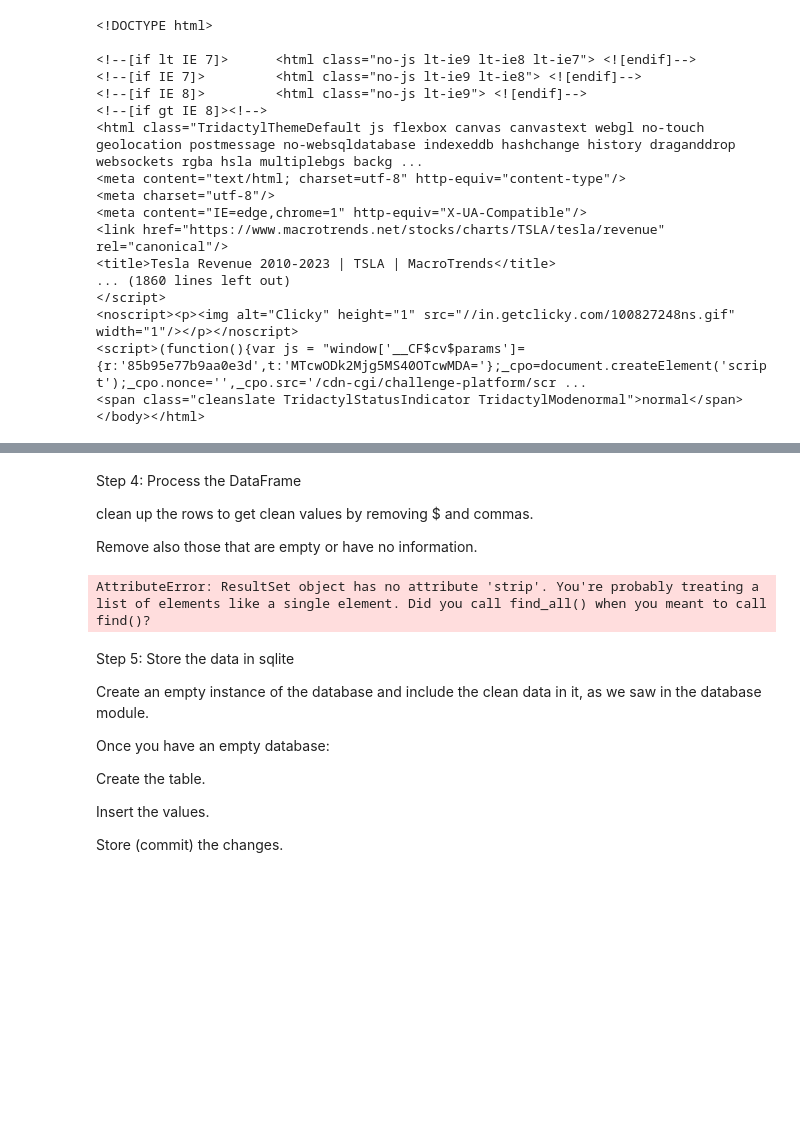
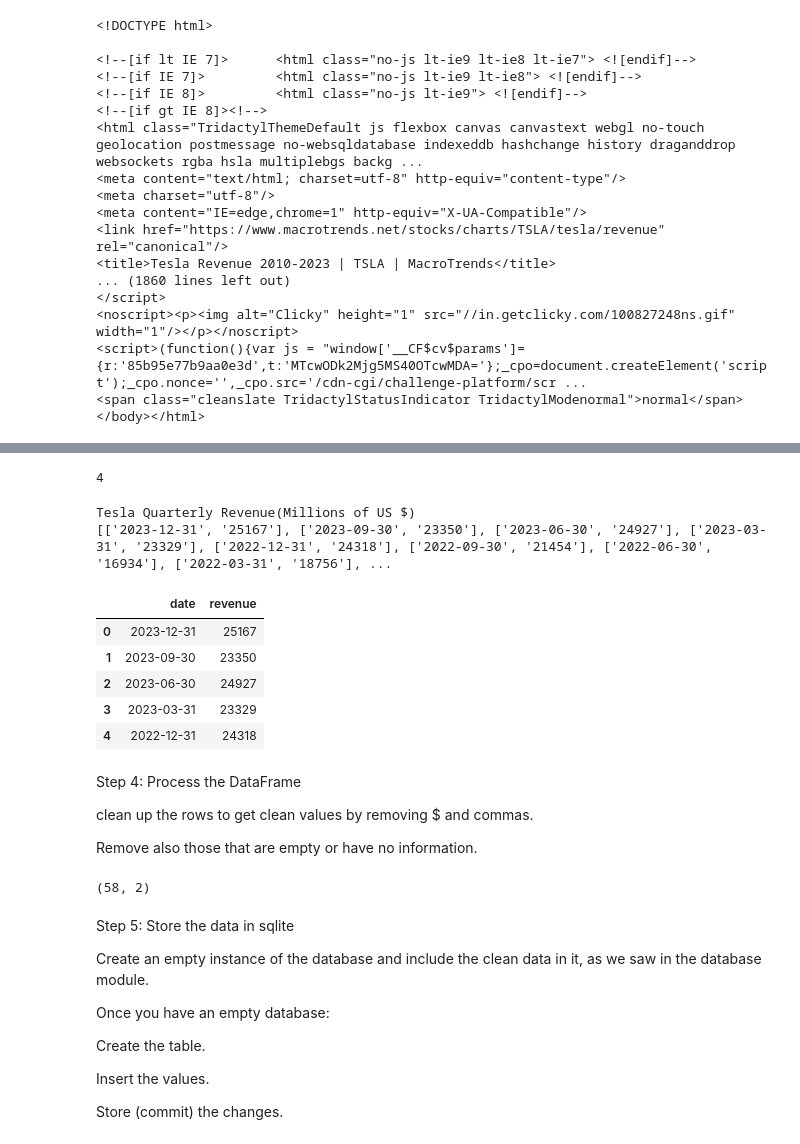
Before and after one commit to Zankru/web-scraping-project-tutorial, a Jupyter notebook: src/webscraping.ipynb, the cells around one changed output, grey strips where cells are left out. Cells and saved outputs as stored; diff of their text form; code cells hidden in the pictures; blank space fills up the shorter version.

```diff
--- a/src/webscraping.ipynb
+++ b/src/webscraping.ipynb
@@ -84,0 +45,3 @@ for data in content
+# %%
+table = soup.find_all(attrs = {"class": "historical_data_table"})
+table
@@ -85,13 +66,46 @@ for data in content
+# %%
+len(table)
+# %% [output]
+4
+# %%
+Quarterly_tesla = []
+
+for single_table in table:
+    #single_table.find_all("th")
+    if "Quarterly" in single_table.find_all("th")[0].text:
+        print(single_table.find_all("th")[0].text)
+        for row in single_table.find_all("tr"):
+            column_data = [col.text.strip() for col in row.find_all("td")]
+            if column_data != []:
+                column_data[1] = column_data[1].replace("$", "").replace(",", "")
+                if column_data[1] =="":
+                    column_data[1] = 0
+                Quarterly_tesla.append(column_data)
+print(Quarterly_tesla)
+# %% [output]
+Tesla Quarterly Revenue(Millions of US $)
+[['2023-12-31', '25167'], ['2023-09-30', '23350'], ['2023-06-30', '24927'], ['2023-03-31', '23329'], ['2022-12-31', '24318'], ['2022-09-30', '21454'], ['2022-06-30', '16934'], ['2022-03-31', '18756'], ...
+# %%
+df = pd.DataFrame(Quarterly_tesla, columns = ["date", "revenue"])
+df.head()
+# %% [output]
+|  | date | revenue |
+| 0 | 2023-12-31 | 25167 |
+| 1 | 2023-09-30 | 23350 |
+| 2 | 2023-06-30 | 24927 |
+| 3 | 2023-03-31 | 23329 |
+| 4 | 2022-12-31 | 24318 |
 # %% [markdown]
 Step 4: Process the DataFrame
 
 clean up the rows to get clean values by removing $ and commas.
 
 Remove also those that are empty or have no information.
-# %%
-all_tables = soup.find("table class_ = "historical_data_table)
-# %% [output]
-AttributeError: ResultSet object has no attribute 'strip'. You're probably treating a list of elements like a single element. Did you call find_all() when you meant to call find()?
+# %%
+df = df[df["revenue"] != 0]
+df.shape
+# %% [output]
+(58, 2)
 # %% [markdown]
 Step 5: Store the data in sqlite
 
```
Also changed, not shown: parts of 12 cells of this notebook, 4 other files.
